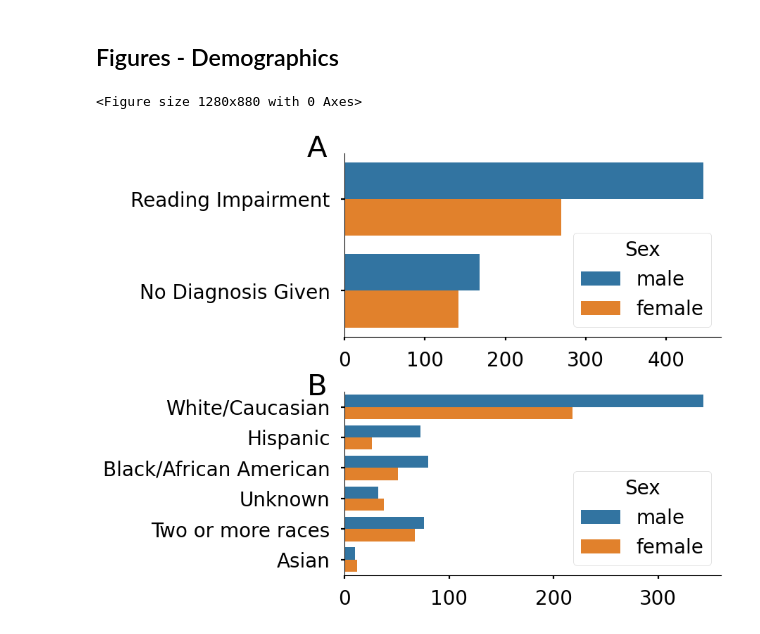
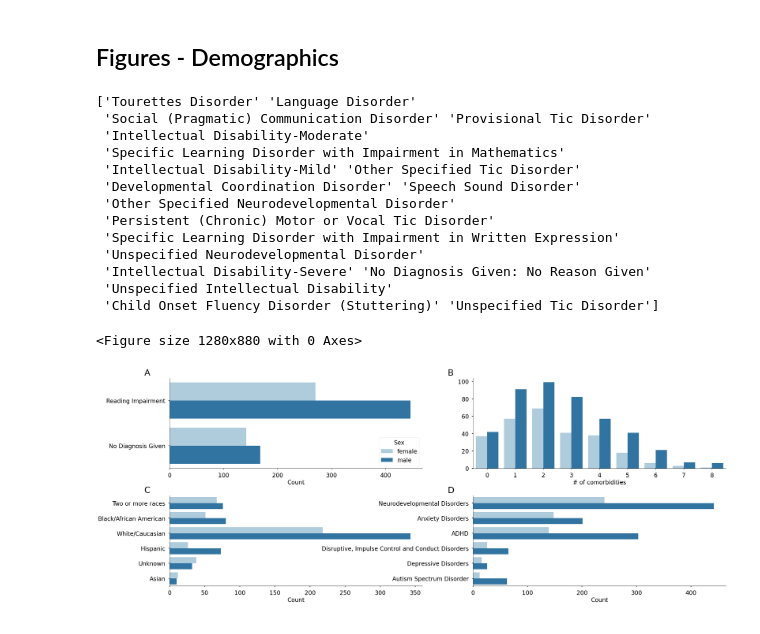
Before and after one commit to burdinskid13/healthy_brain_network, a Jupyter notebook: notebooks/Demographics.ipynb, the cells around one changed output. Drawn from its saved outputs; the diff is of its cells as text; code cells hidden in the pictures.

```diff
--- a/notebooks/Demographics.ipynb
+++ b/notebooks/Demographics.ipynb
@@ -95,36 +95,82 @@ make_tables.make_table_png(df=df_full, outpath=os.path.join(Defaults.FIG_DIR, 't
 [figure]
 # %% [markdown]
 ## Figures - Demographics
+# %%
+# get neurodevelopmental_disorders
+neurodevelopmental_disorders = df[df['DX_Cat_Name'].isin(['Neurodevelopmental Disorders'])]['DX_Subtype_Name'].unique()
+print(neurodevelopmental_disorders)
+# %% [output]
+['Tourettes Disorder' 'Language Disorder'
+ 'Social (Pragmatic) Communication Disorder' 'Provisional Tic Disorder'
+ 'Intellectual Disability-Moderate'
+ 'Specific Learning Disorder with Impairment in Mathematics'
+ 'Intellectual Disability-Mild' 'Other Specified Tic Disorder'
+ 'Developmental Coordination Disorder' 'Speech Sound Disorder'
+ 'Other Specified Neurodevelopmental Disorder'
+ 'Persistent (Chronic) Motor or Vocal Tic Disorder'
+ 'Specific Learning Disorder with Impairment in Written Expression'
+ 'Unspecified Neurodevelopmental Disorder'
+ 'Intellectual Disability-Severe' 'No Diagnosis Given: No Reason Given'
+ 'Unspecified Intellectual Disability'
+ 'Child Onset Fluency Disorder (Stuttering)' 'Unspecified Tic Disorder']
 # %%
 plt.clf()
 #plotting_style()
 x_pos = -0.1
 y_pos = 1.1
 labelsize = 30
 
-fig = plt.figure(figsize=(2,3))
-gs = GridSpec(2, 1, figure=fig)
+fig = plt.figure(figsize=(4,5))
+gs = GridSpec(2, 2, figure=fig)
 
+# A
 ax = fig.add_subplot(gs[0,0])
 ax = sns.countplot(data=df_filter, y='Diagnosis', hue='Sex', ax=ax)
 ax.set_ylabel('')
-ax.set_xlabel('')
+ax.set_xlabel('Count')
 # ax.set_title('Participant count across diagnoses')
 ax.text(x_pos, y_pos, 'A', transform=ax.transAxes, fontsize=labelsize, verticalalignment='top')
 ax.legend_.set_title('Sex')
 
+# B
 ax = fig.add_subplot(gs[1,0])
 ax = sns.countplot(data=df_filter, y='Race', hue='Sex', ax=ax)
-ax.set_xlabel('')
+ax.set_xlabel('Count')
 ax.set_ylabel('')
+ax.get_legend().remove()
+# ax.set_title('Participant ages across primary diagnoses')
+ax.text(x_pos, y_pos, 'C', transform=ax.transAxes, fontsize=labelsize, verticalalignment='top')
+
+# C
+ax = fig.add_subplot(gs[0,1])
+ax = sns.countplot(data=df_filter[df_filter['Diagnosis']=='Reading Impairment'], x='number_of_comorbidites', hue='Sex', ax=ax)
+ax.set_ylabel('')
+ax.set_xlabel('# of comorbidities')
+ax.get_legend().remove()
 # ax.set_title('Participant ages across primary diagnoses')
 ax.text(x_pos, y_pos, 'B', transform=ax.transAxes, fontsize=labelsize, verticalalignment='top')
-ax.legend_.set_title('Sex')
+
+# D
+diag_comorbidities = df[df['Identifiers'] \
+                        .isin(participants_diag_no_diag)][['Sex', 'DX_Cat_Name']] \
+                        .value_counts() \
+                        .reset_index(name='count')
+diagnoses = ['ADHD', 'Anxiety Disorders', 'Depressive Disorders',
+             'Autism Spectrum Disorder', 'Neurodevelopmental Disorders',
+             'Disruptive, Impulse Control and Conduct Disorders']
+ax = fig.add_subplot(gs[1,1])
+ax = sns.barplot(data=diag_comorbidities[diag_comorbidities['DX_Cat_Name'].isin(diagnoses)].sort_values(by='Sex'), x='count', y='DX_Cat_Name', hue='Sex', ax=ax)
+ax.set_xlabel('Count')
+ax.set_ylabel('')
+ax.get_legend().remove()
+# ax.set_yticklabels(ax.get_yticklabels(), rotation=0, fontsize=10)
+# ax.set_title('Participant ages across primary diagnoses')
+ax.text(x_pos, y_pos, 'D', transform=ax.transAxes, fontsize=labelsize, verticalalignment='top')
 sns.despine()
 
-plt.subplots_adjust(left=0.125, bottom=0.001, right=2.8, top=2.0, wspace=.2, hspace=.3)
+plt.subplots_adjust(left=0.125, bottom=0.001, right=6.8, top=2.0, wspace=.2, hspace=.3)
 # %% [output]
 <Figure size 1280x880 with 0 Axes>
-[figure, old version]
+[figure, new version]
 # %%
 ## do breakdown by sex and early - emerging - fluent readers
```
Also changed, not shown: parts of 2 cells of this notebook, 1 other file.
